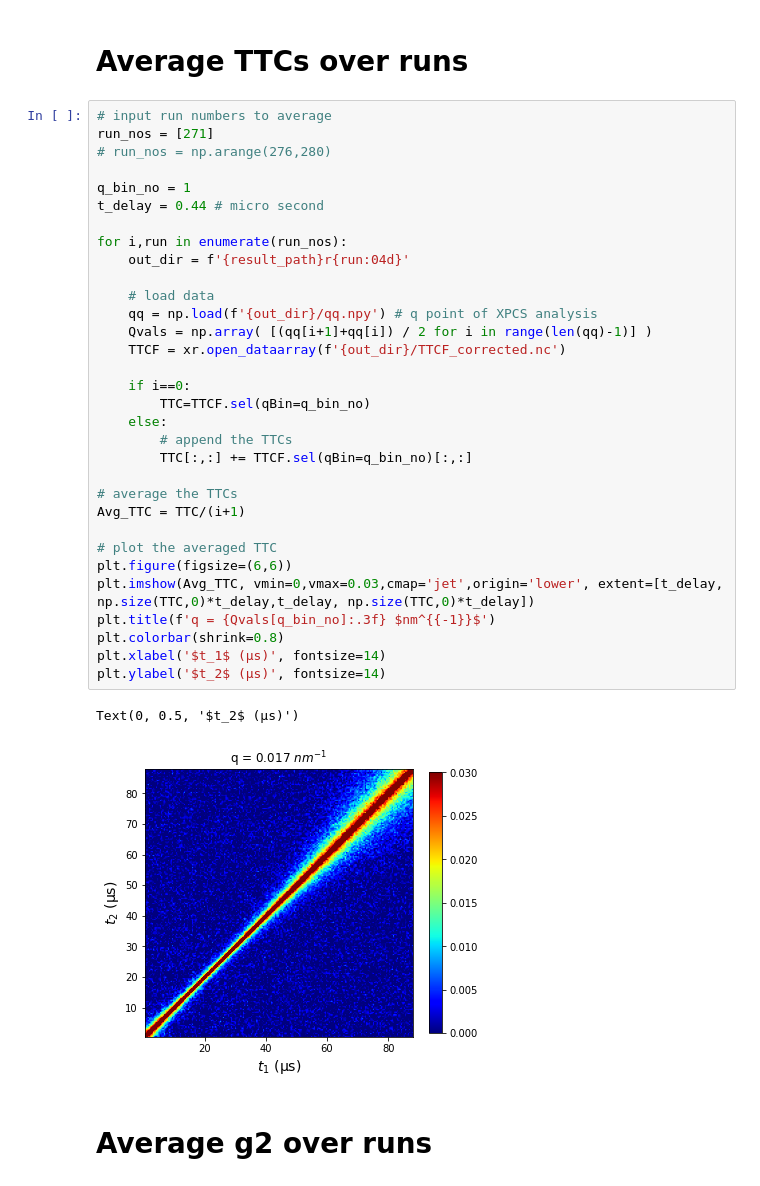
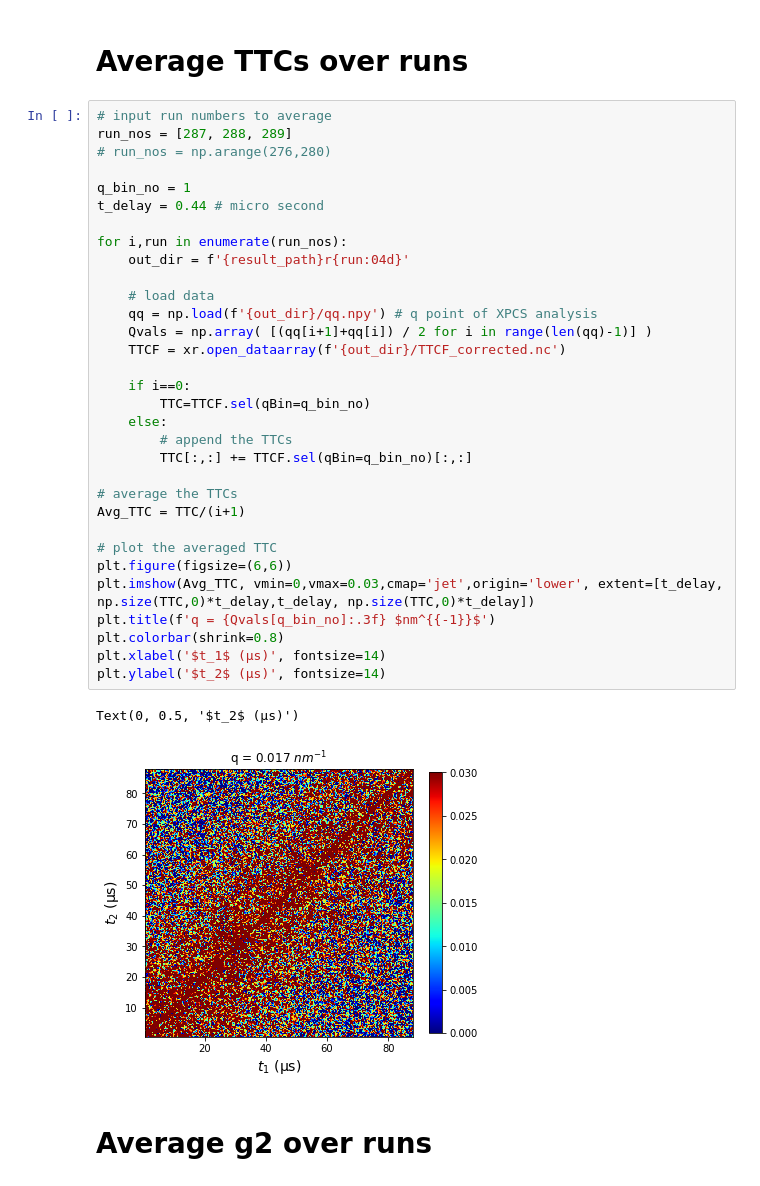
Before and after one commit to maddalenabin/MID-LTP-3348, a Jupyter notebook: notebooks/plot.ipynb, the cells around one changed output. Cells and saved outputs as stored; diff of their text form.

```diff
--- a/notebooks/plot.ipynb
+++ b/notebooks/plot.ipynb
@@ -56,39 +53,39 @@ result_path  = '/gpfs/exfel/exp/MID/202305/p003348/scratch/xpcs/'
 # Average TTCs over runs
 # %%
 # input run numbers to average
-run_nos = [271]
+run_nos = [287, 288, 289]
 # run_nos = np.arange(276,280)
 
 q_bin_no = 1
 t_delay = 0.44 # micro second
 
 for i,run in enumerate(run_nos):
     out_dir = f'{result_path}r{run:04d}'
 
     # load data
     qq = np.load(f'{out_dir}/qq.npy') # q point of XPCS analysis
     Qvals = np.array( [(qq[i+1]+qq[i]) / 2 for i in range(len(qq)-1)] )
     TTCF = xr.open_dataarray(f'{out_dir}/TTCF_corrected.nc')
 
     if i==0:
         TTC=TTCF.sel(qBin=q_bin_no)
     else:
         # append the TTCs
         TTC[:,:] += TTCF.sel(qBin=q_bin_no)[:,:]
 
 # average the TTCs
 Avg_TTC = TTC/(i+1)
 
 # plot the averaged TTC
 plt.figure(figsize=(6,6))
 plt.imshow(Avg_TTC, vmin=0,vmax=0.03,cmap='jet',origin='lower', extent=[t_delay, np.size(TTC,0)*t_delay,t_delay, np.size(TTC,0)*t_delay])
 plt.title(f'q = {Qvals[q_bin_no]:.3f} $nm^{{-1}}$')
 plt.colorbar(shrink=0.8)
 plt.xlabel('$t_1$ (μs)', fontsize=14)
 plt.ylabel('$t_2$ (μs)', fontsize=14)
 # %% [output]
 Text(0, 0.5, '$t_2$ (μs)')
-[figure, old version]
+[figure, new version]
 # %% [markdown]
 # Average g2 over runs
 # %%
```
Also changed, not shown: parts of 5 cells of this notebook, 1 other file.
